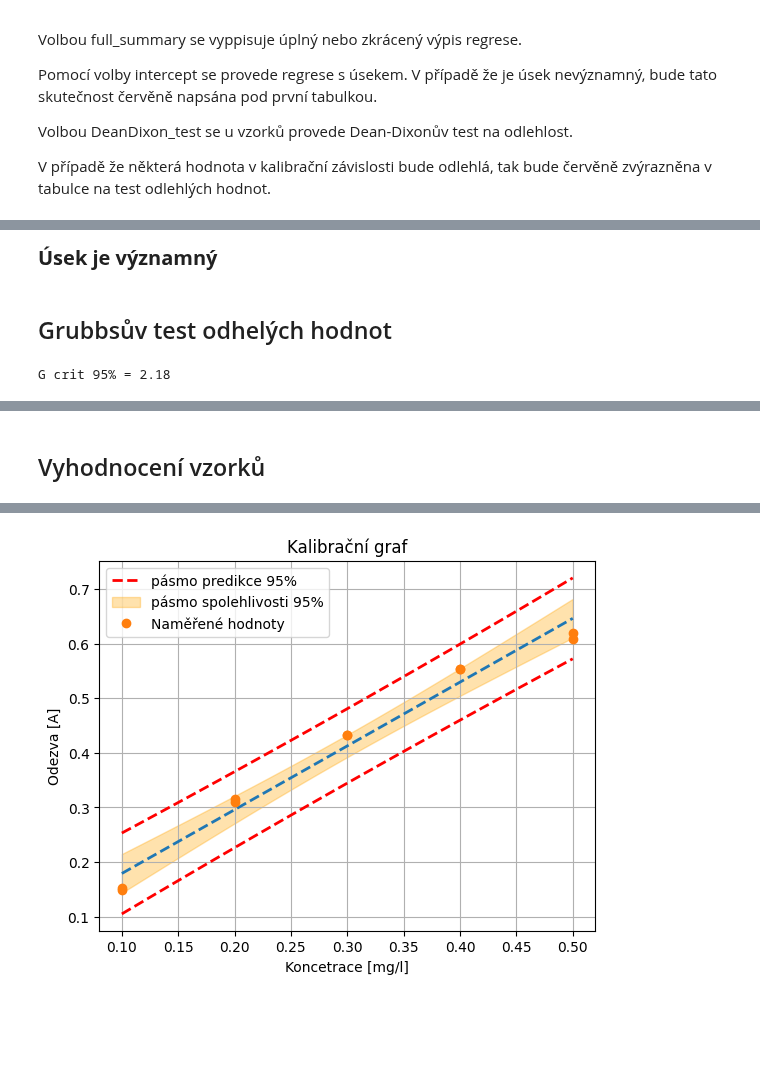
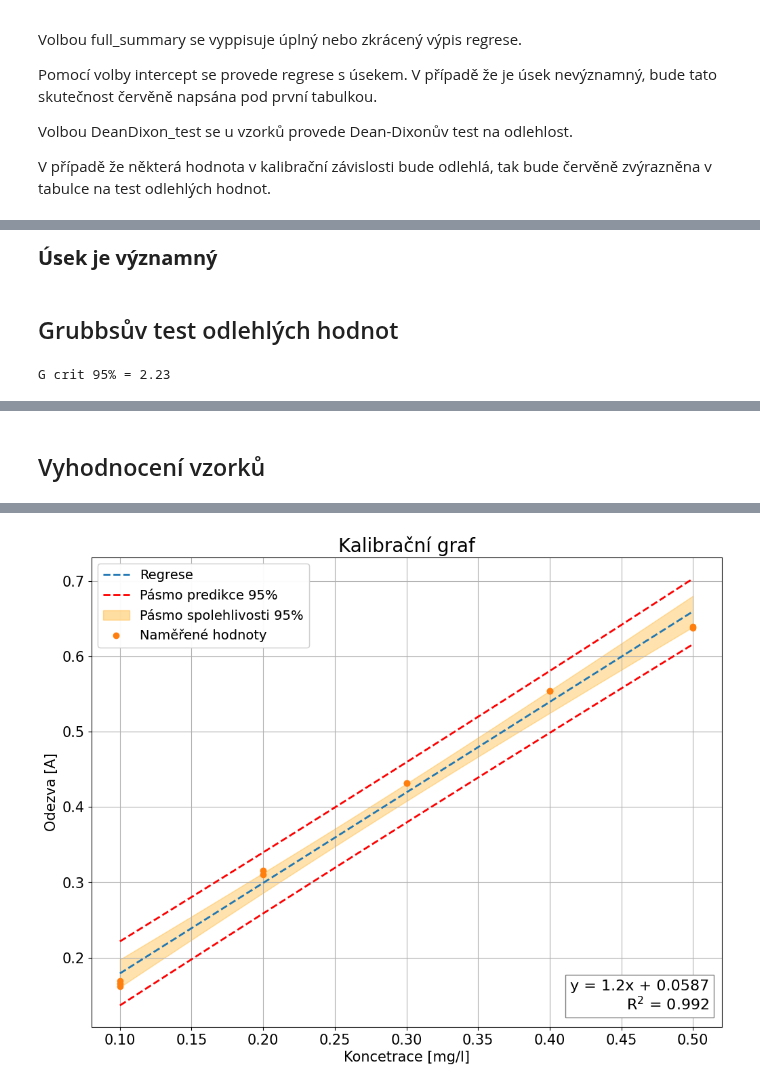
Before and after one commit to Xixaus/Nastroje, a Jupyter notebook: Kalibračka.ipynb, the cells around one changed output, grey strips where cells are left out. Saved outputs shown, nothing was run; the diff lists cells and outputs as text; code cells hidden in the pictures; blank space fills up the shorter version.

```diff
--- a/Kalibračka.ipynb
+++ b/Kalibračka.ipynb
@@ -32,12 +32,13 @@ V případě že některá hodnota v kalibrační závislosti bude odlehlá, tak
 c_unit = 'mg/l' #@param {type:"string"}
 R_unit = "A" #@param {type:"string"}
 
-R_standards = "0,152;0,149/0,31;0,316/0,432;0,432/0,554;0,554/0,608;0,62"#@param {type:"string"}
+R_standards = "0,162;0,169;0,165/0,31;0,316/0,432;0,432/0,554;0,554/0,638;0,64"#@param {type:"string"}
 c_standards = "0,1/0,2/0,3/0,4/0,5"#@param {type:"string"}
 
-R_sample = "0,315;0,310;0,316;0,45/0,305;0,250" #@param {type:"string"}
+R_sample = "0,315;0,310;0,316;0,350;0,348;0,356/0,305;0,250;0,8" #@param {type:"string"}
 Fz =  1#@param {type:"number"}
-full_summary = True #@param {type:"boolean"}
+full_summary = False #@param {type:"boolean"}
+title = True #@param {type:"boolean"}
 intercept = True #@param {type:"boolean"}
 DeanDixon_test = True #@param {type:"boolean"}
 # %%
@@ -51,8 +52,6 @@ import scipy.stats
 from IPython.display import display, HTML
 
 import statsmodels.api as sm
-import statsmodels.formula.api as smf
-from statsmodels.stats.outliers_influence import summary_table
 
 import warnings
 warnings.simplefilter('ignore', sm.tools.sm_exceptions.ValueWarning)
@@ -101,7 +100,7 @@ def outlier_value(model, df, samples):
   df.index = df.index + 1
   df = df.style.apply(highlight_rows, axis=1).format({df.columns[0]: "{:." + str(df_0_decimals) + "f}",
                                                       df.columns[1]: "{:." + str(df_1_decimals) + "f}",
-                                                      "G": "{:.2f}"}
+                                                      "G": "{:.2g}"}
                                                      ).set_caption(f'<h2 style="font-weight: bold;">G crit 95% = {G_crit:.2f}</h2>')
   return (df)
 
@@ -112,9 +111,9 @@ def evaluation(model, calibration, samples):
     slope = model.params[-1]
     Sreg = np.sqrt(model.scale)
 
-    result = pd.DataFrame(index=[f'Koncetrace analytu [{c_unit}]', f'Směrodatná odchylka [{c_unit}]', "Relativní směrodatná odchylka %", "Interval spolehlivosti 95%"])
-    samples_Q_test = samples.copy().fillna("")
-    samples_Q_test.index = samples_Q_test.index + 1
+    result = pd.DataFrame(index=[f'Koncentrace analytu', f'Směrodatná odchylka', "Relativní směrodatná odchylka", "Interval spolehlivosti 95%"])
+    samples_df = samples.copy().fillna("")
+    samples_df.index = samples_df.index + 1
 
     for i in samples.columns:
         sample = samples[i]
@@ -130,19 +129,27 @@ def evaluation(model, calibration, samples):
         sig_num = str(float('%.2g' % S_sample))[::-1].find('.')
 
         result[i] = [predict.round(sig_num), S_sample.round(sig_num), Rel_std.round(1), con_int.round(sig_num)]
-        #result.loc["Relativní směrodatná odchylka %"] = result.loc["Relativní směrodatná odchylka %"].apply(lambda x: format(x, '.1f'))
 
-    round_num = samples.iloc[:,0].apply(count_decimals).max()
+    result.loc["Koncentrace analytu"] = result.loc["Koncentrace analytu"].astype(str) + " " + c_unit
+    result.loc["Směrodatná odchylka"] = result.loc["Směrodatná odchylka"].astype(str) + " " + c_unit
+    result.loc["Relativní směrodatná odchylka"] = result.loc["Relativní směrodatná odchylka"].astype(str) + " %"
+    result.loc["Interval spolehlivosti 95%"] = result.loc["Interval spolehlivosti 95%"].astype(str) + " " + c_unit
 
-    samples_Q_test.loc["Průměr"] = samples.mean().round(round_num)
-    samples_Q_test.loc['-----'] = '-----'
+    round_num = samples_df.iloc[:,0].apply(count_decimals).max()
+
+    samples_df.loc["Průměr"] = samples.mean().round(round_num)
+    samples_df.loc['-----'] = '-----'
     if DeanDixon_test == True:
+        samples_Q_test = pd.DataFrame(columns=samples_df.columns)
         samples_Q_test.loc["Qmax"] = ((samples.max() - samples.apply(lambda x: x.nlargest(2).iloc[-1])) / (samples.max() - samples.min())).round(3)
         samples_Q_test.loc["Qmin"] = ((samples.apply(lambda x: x.nsmallest(2).iloc[-1]) - samples.min()) / (samples.max() - samples.min())).round(3)
         samples_Q_test.loc["Qcrit"] = (samples.count().map(critical_values.get)).round(3)
         samples_Q_test.loc[' ----- '] = ' ----- '
+        new_df = pd.concat([samples_df, samples_Q_test, result], axis=0)
 
-    new_df = pd.concat([samples_Q_test, result], axis=0)
+    else:
+        new_df = pd.concat([samples_df, result], axis=0)
+
     return (new_df)
 
 def intervals(model, df):
@@ -182,7 +189,7 @@ if intercept == True:
     print()
     display(HTML('<p style="font-size: 15pt; font-weight: bold;">Úsek je významný</p>'))
 
-display(HTML("<h2>Grubbsův test odhelých hodnot</h2>"))
+display(HTML("<h2>Grubbsův test odlehlých hodnot</h2>"))
 display(outlier_value(model, calibration, samples))
 print("")
 display(HTML("<h2>Vyhodnocení vzorků</h2>"))
@@ -192,15 +199,28 @@ print("")
 x, y = calibration.iloc[:,0].values, calibration.iloc[:,1].values
 intervals = intervals(model, calibration)
 
-plt.title("Kalibrační graf")
-#plt.rcParams["figure.figsize"] = (19,9)
-plt.plot(intervals["x"], intervals["y"], '--', lw=2)
+plt.rcParams['axes.titlesize'] = 20
+plt.rcParams['axes.labelsize'] = 15
+plt.rcParams['legend.fontsize'] = 14
+plt.rcParams['xtick.labelsize'] = 15
+plt.rcParams['ytick.labelsize'] = 15
+
+plt.figure(figsize=(12, 9))
+if title == True:
+  plt.title("Kalibrační graf")
+plt.plot(intervals["x"], intervals["y"], '--', lw=2, label="Regrese")
 plt.plot(intervals["x"], intervals["under_ci"], 'r--', lw=2)
-plt.plot(intervals["x"], intervals["upp_ci"], 'r--', lw=2, label="pásmo predikce 95%")
-plt.fill_between(intervals["x"], intervals["under_pi"], intervals["upp_pi"] , color='orange', alpha=0.32, label="pásmo spolehlivosti 95%")
+plt.plot(intervals["x"], intervals["upp_ci"], 'r--', lw=2, label="Pásmo predikce 95%")
+plt.fill_between(intervals["x"], intervals["under_pi"], intervals["upp_pi"] , color='orange', alpha=0.32, label="Pásmo spolehlivosti 95%")
 plt.plot(x, y, 'o', label="Naměřené hodnoty")
 
-plt.legend()
+first_legend = plt.legend(loc='upper left')
+plt.gca().add_artist(first_legend)
+props = dict(boxstyle='square', facecolor='white', edgecolor='grey')
+sign = '-' if model.params[0] < 0 else '+'
+plt.text(0.98, 0.03, f'y = {model.params[1]:.3g}x {sign} {abs(model.params[0]):.3g}\nR$^2$ = {model.rsquared.round(3)}',
+         transform=plt.gca().transAxes, fontsize=16, verticalalignment='bottom', horizontalalignment='right', bbox=props)
+
 plt.grid()
 plt.xlabel(f"Koncetrace [{c_unit}]")
 plt.ylabel(f"Odezva [{R_unit}]")
@@ -226,4 +239,4 @@ Notes:
 Úsek je významný
-Grubbsův test odhelých hodnot
+Grubbsův test odlehlých hodnot
-G crit 95% = 2.18
+G crit 95% = 2.23
 |  | Concentration | Signal | G |
@@ -256 +272 @@ Vyhodnocení vzorků
-[figure, old version]
+[figure, new version]
```
Also changed, not shown: parts of 1 cell of this notebook.
